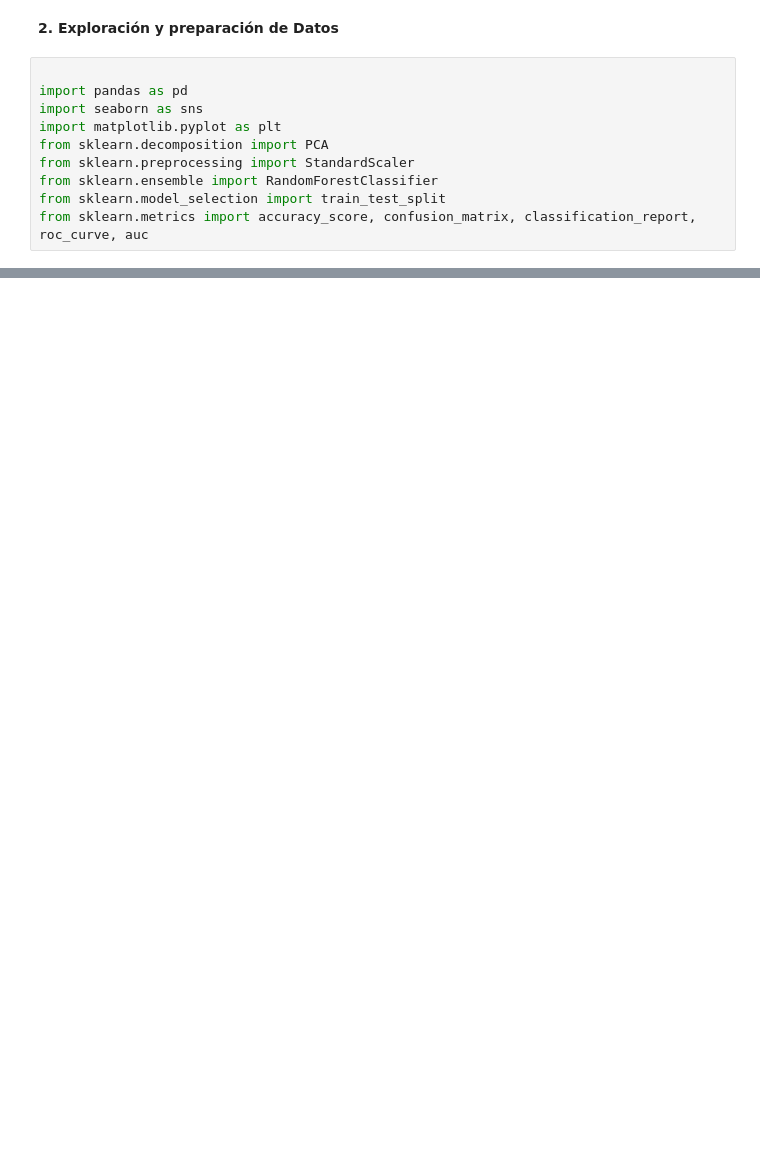
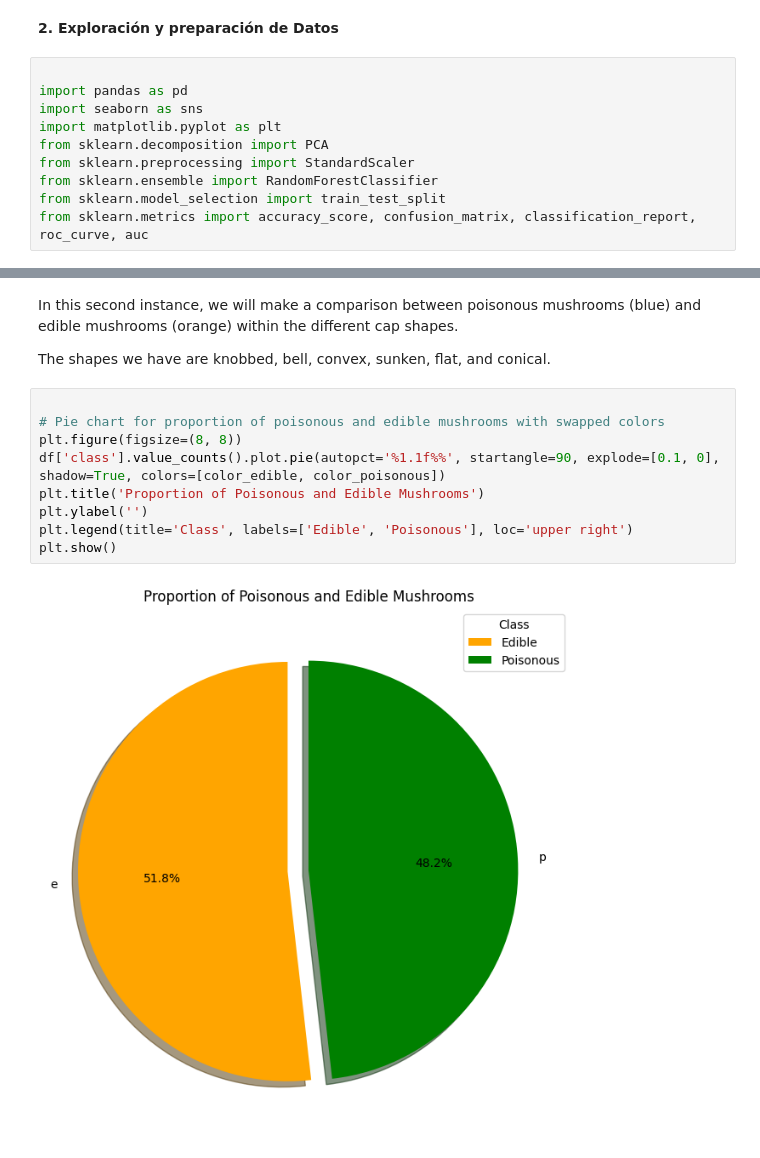
Before and after one commit to AlvarezLI/Python_MushroomsDS, a Jupyter notebook: Procedure.ipynb, the cells around one changed output, grey strips where cells are left out. Cells and saved outputs as stored; diff of their text form; blank space fills up the shorter version.

```diff
--- a/Procedure.ipynb
+++ b/Procedure.ipynb
@@ -407,0 +93,15 @@ Para cerrar, me gustaría destacar que este conjunto de datos proporcionó una b
+# %% [markdown]
+In this second instance, we will make a comparison between poisonous mushrooms (blue) and edible mushrooms (orange) within the different cap shapes.
+
+The shapes we have are knobbed, bell, convex, sunken, flat, and conical.
+# %%
+
+# Pie chart for proportion of poisonous and edible mushrooms with swapped colors
+plt.figure(figsize=(8, 8))
+df['class'].value_counts().plot.pie(autopct='%1.1f%%', startangle=90, explode=[0.1, 0], shadow=True, colors=[color_edible, color_poisonous])
+plt.title('Proportion of Poisonous and Edible Mushrooms')
+plt.ylabel('')
+plt.legend(title='Class', labels=['Edible', 'Poisonous'], loc='upper right')
+plt.show()
+# %% [output]
+[figure, added]
```
Also changed, not shown: parts of 48 cells of this notebook.
